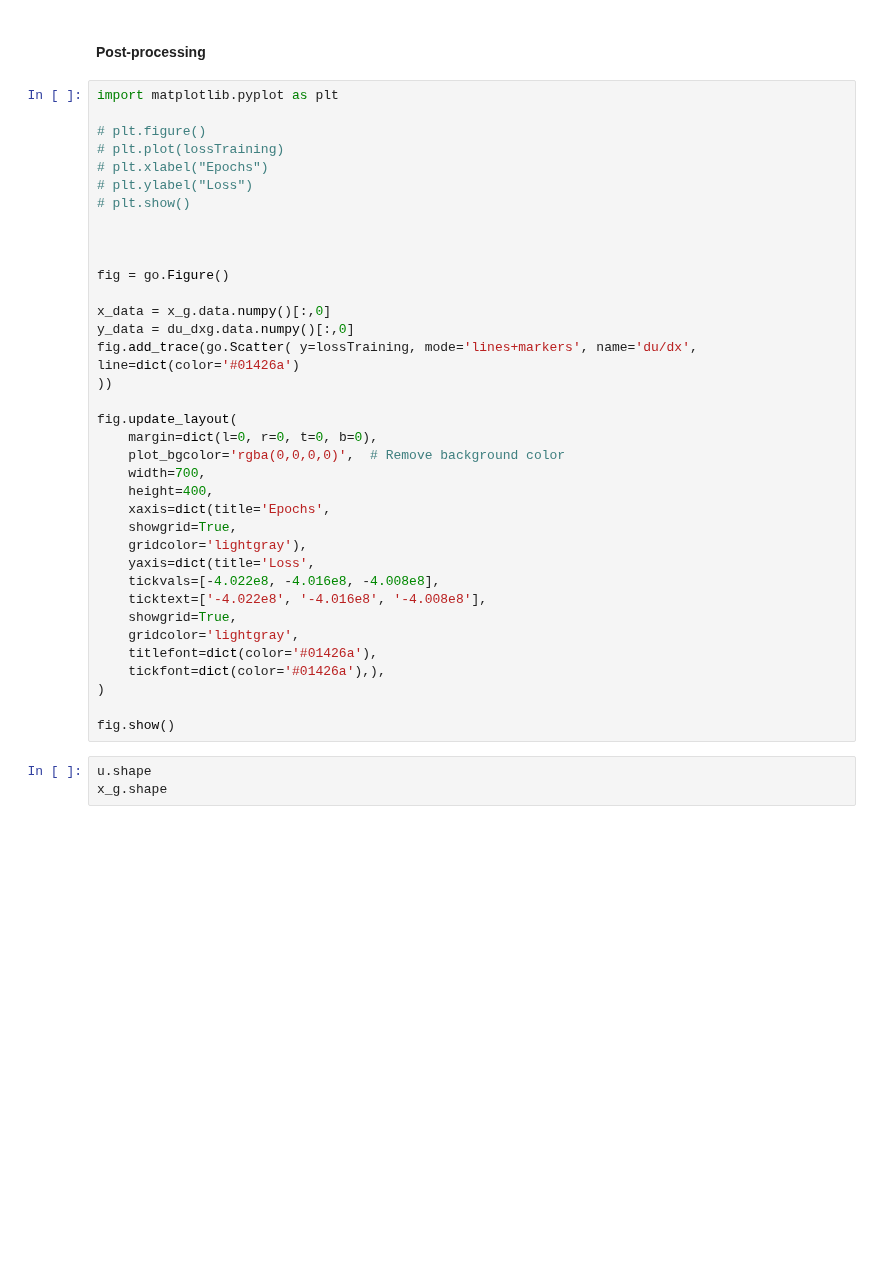
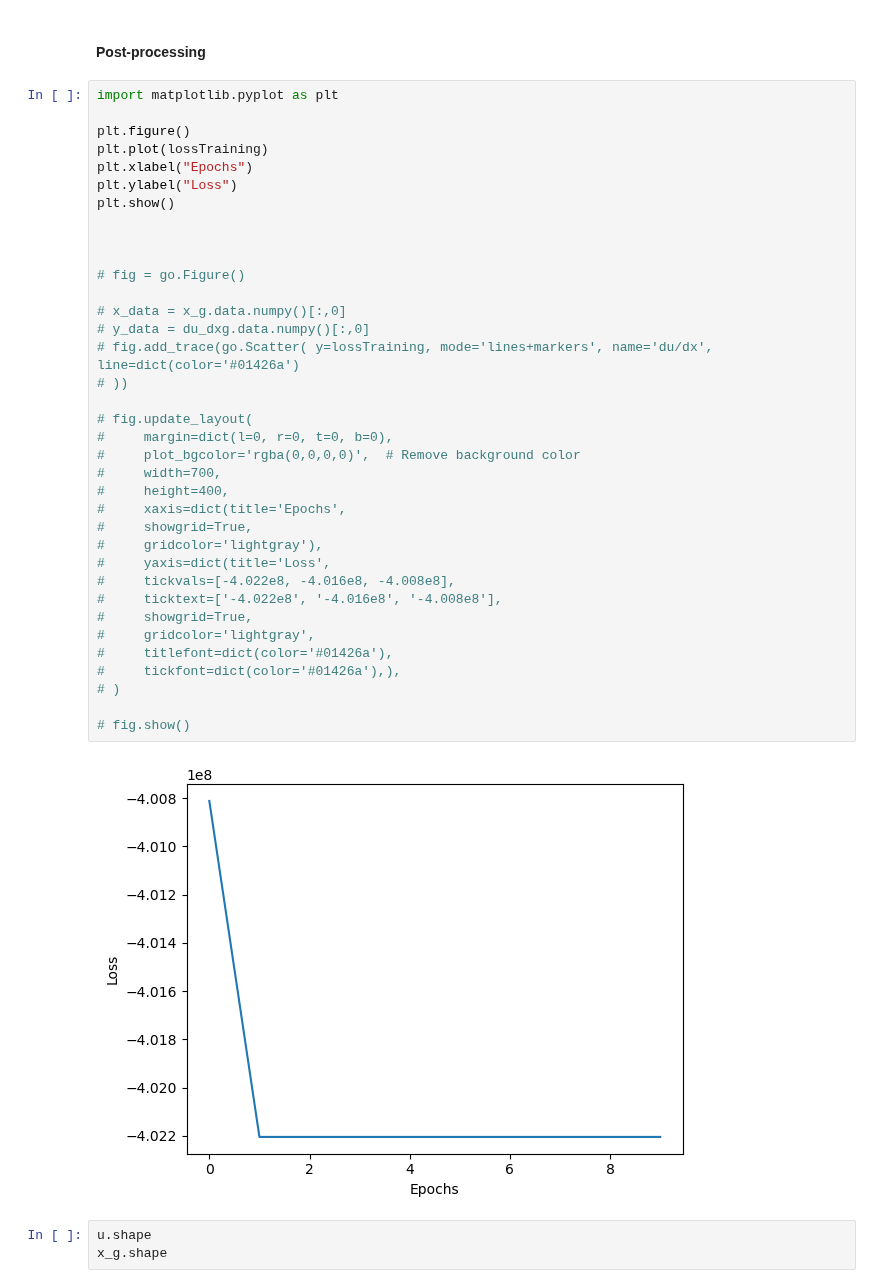
Before and after one commit to AlexandreDabySeesaram/Simplified_1D_NeuROM, a Jupyter notebook: demos/1D_element_based_LBFGS.ipynb, the cells around one changed output. Cells and saved outputs as stored; diff of their text form; blank space fills up the shorter version.

```diff
--- a/demos/1D_element_based_LBFGS.ipynb
+++ b/demos/1D_element_based_LBFGS.ipynb
@@ -335,39 +337,41 @@ i = 9 | loss = -4.02e+08
 # %%
 import matplotlib.pyplot as plt
 
-# plt.figure()
-# plt.plot(lossTraining)
-# plt.xlabel("Epochs")
-# plt.ylabel("Loss")
-# plt.show()
+plt.figure()
+plt.plot(lossTraining)
+plt.xlabel("Epochs")
+plt.ylabel("Loss")
+plt.show()
 
 
 
-fig = go.Figure()
+# fig = go.Figure()
 
-x_data = x_g.data.numpy()[:,0]
-y_data = du_dxg.data.numpy()[:,0]
-fig.add_trace(go.Scatter( y=lossTraining, mode='lines+markers', name='du/dx', line=dict(color='#01426a')
-))
+# x_data = x_g.data.numpy()[:,0]
+# y_data = du_dxg.data.numpy()[:,0]
+# fig.add_trace(go.Scatter( y=lossTraining, mode='lines+markers', name='du/dx', line=dict(color='#01426a')
+# ))
 
-fig.update_layout(
-    margin=dict(l=0, r=0, t=0, b=0),
-    plot_bgcolor='rgba(0,0,0,0)',  # Remove background color
-    width=700,
-    height=400,
-    xaxis=dict(title='Epochs',
-    showgrid=True,
-    gridcolor='lightgray'),
-    yaxis=dict(title='Loss',
-    tickvals=[-4.022e8, -4.016e8, -4.008e8],
-    ticktext=['-4.022e8', '-4.016e8', '-4.008e8'],
-    showgrid=True,
-    gridcolor='lightgray',
-    titlefont=dict(color='#01426a'),
-    tickfont=dict(color='#01426a'),),
-)
+# fig.update_layout(
+#     margin=dict(l=0, r=0, t=0, b=0),
+#     plot_bgcolor='rgba(0,0,0,0)',  # Remove background color
+#     width=700,
+#     height=400,
+#     xaxis=dict(title='Epochs',
+#     showgrid=True,
+#     gridcolor='lightgray'),
+#     yaxis=dict(title='Loss',
+#     tickvals=[-4.022e8, -4.016e8, -4.008e8],
+#     ticktext=['-4.022e8', '-4.016e8', '-4.008e8'],
+#     showgrid=True,
+#     gridcolor='lightgray',
+#     titlefont=dict(color='#01426a'),
+#     tickfont=dict(color='#01426a'),),
+# )
 
-fig.show()
+# fig.show()
+# %% [output]
+[figure, added]
 # %%
 u.shape
 x_g.shape
```
Also changed, not shown: parts of 3 cells of this notebook.
